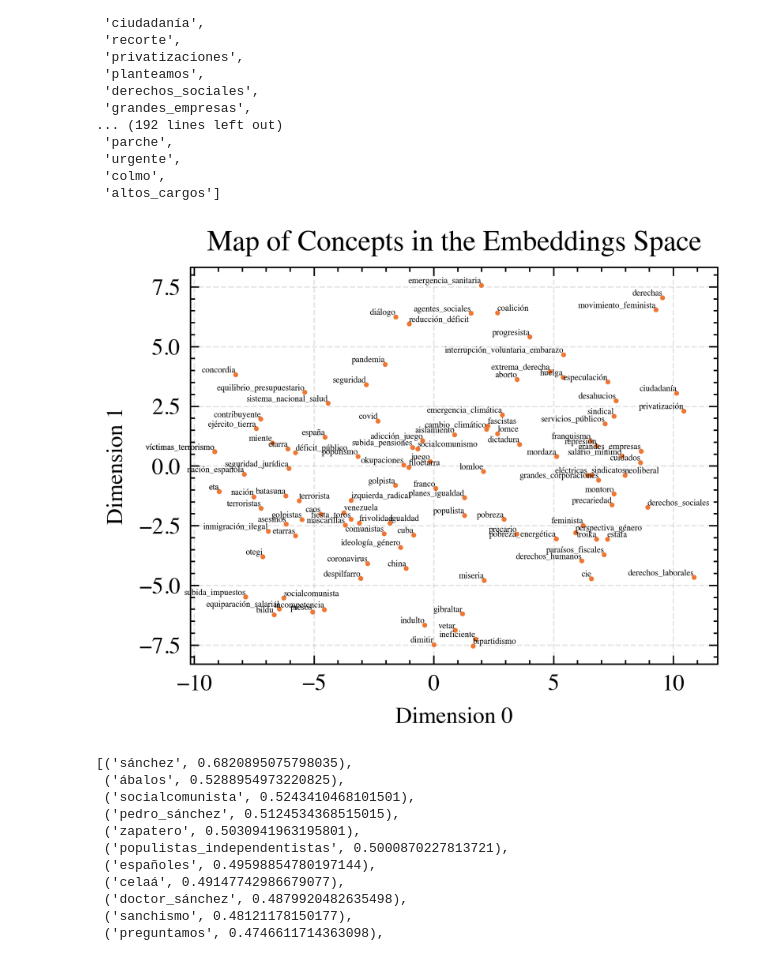
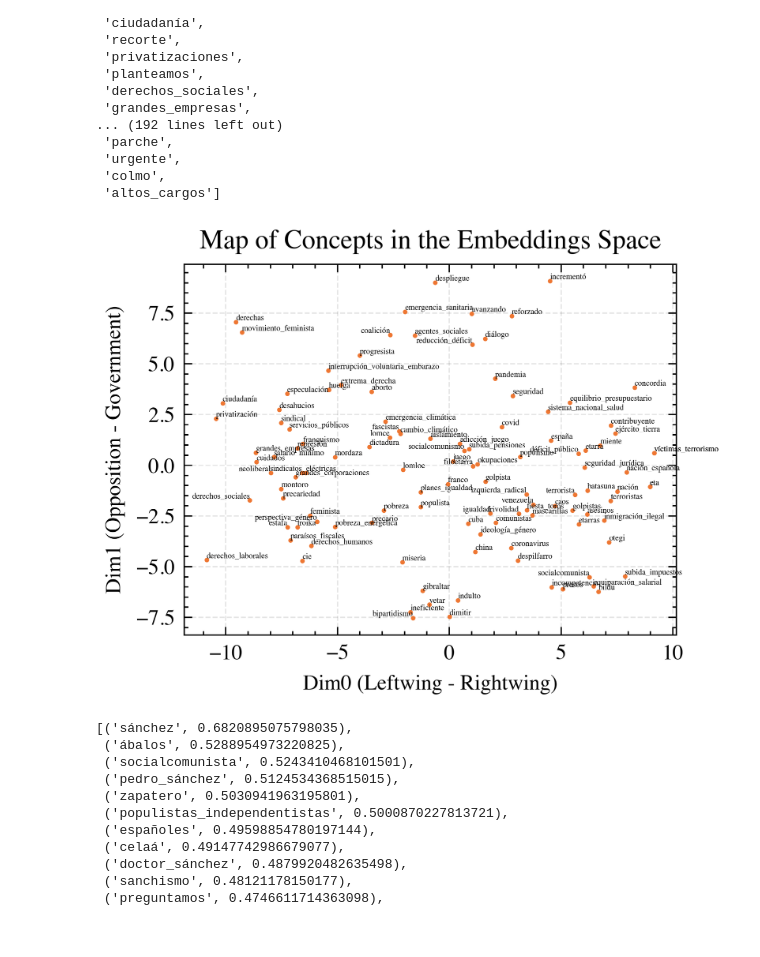
Before and after one commit to dibuja/polarisation-nlp, a Jupyter notebook: notebooks/ideological_polarisation.ipynb, the cells around one changed output. Drawn from its saved outputs; the diff is of its cells as text; code cells hidden in the pictures.

```diff
--- a/notebooks/ideological_polarisation.ipynb
+++ b/notebooks/ideological_polarisation.ipynb
@@ -228,25 +228,25 @@ def plot(reduced):
 
     #plt.figure(figsize=(12, 12))
     #plt.scatter(rp.dim0, rp.dim1, c=rp.col, marker=rp.marker)
-    for xp, yp, c, m in zip(rp.dim0*0.31, rp.dim1*0.31, rp.col, rp.marker):
+    for xp, yp, c, m in zip(rp.dim0*0.31*-1, rp.dim1*0.31, rp.col, rp.marker):
         plt.scatter(xp, yp, marker=m, c=c, s=5)
 
     # Change marker type depending on political party. Change marker size.
 
-    for label, x, y in zip(rp.speaker, rp.dim0*0.31, rp.dim1*0.31):
+    for label, x, y in zip(rp.speaker, rp.dim0*0.31*-1, rp.dim1*0.31):
         plt.annotate(
             label,
             xy=(x, y), xytext=(-1, 0),
-            textcoords='offset points', ha='right', va='bottom',
+            textcoords='offset points', ha='left', va='bottom',
             fontsize=4)
 
     plt.title('Representation of the 2D Embedding Space')
-    plt.xlabel('Dimension 0')
-    plt.ylabel('Dimension 1')
+    plt.xlabel('Dim0 (Leftwing - Rightwing)')
+    plt.ylabel('Dim1 (Opposition - Government)')
 
     plt.grid(alpha=.1)
 
-Z, dr = reduce_dimension(model=model0, method='pca')
+Z, dr = reduce_dimension(model=model, method='pca')
 reduced = get_color(Z)
 plot(reduced)
 # %% [output]
@@ -385,9 +385,9 @@ def reference_concepts(emb, pca):
                 'represión', 'feminista', 'paraísos_fiscales', 'pobreza', 'pobreza_energética', 'eta', 'víctimas_terrorismo', 'concordia', 'nación_española',
                 'asesinos', 'terroristas', 'terrorista', 'socialcomunista', 'socialcomunismo', 'filoetarra', 'fascistas', 'comunistas', 'eléctricas', 'incompetencia',
                 'otegi', 'etarras', 'eta', 'etarra', 'juego', 'adicción_juego', 'lomloe', 'lomce', 'populista', 'populismo', 'seguridad_jurídica', 'inmigración_ilegal',
-                'planes_igualdad', 'igualdad', 'mordaza', 'presos', 'mascarillas', 'covid', 'subida_pensiones', 'golpista', 'golpistas', 'estafa',
-                'interrupción_voluntaria_embarazo', 'aborto', 'izquierda_radical', 'españa', 'venezuela', 'cuba', 'coronavirus', 'aislamiento', 'pandemia',
-                'troika', 'batasuna', 'ineficiente', 'bildu', 'china', 'gibraltar', 'coalición', 'seguridad', 'neoliberal', 'déficit_público', 'miente',
+                'planes_igualdad', 'igualdad', 'mordaza', 'presos', 'mascarillas', 'covid', 'subida_pensiones', 'golpista', 'golpistas', 'estafa', 'despliegue', 'reforzado',
+                'interrupción_voluntaria_embarazo', 'aborto', 'izquierda_radical', 'españa', 'venezuela', 'cuba', 'coronavirus', 'aislamiento', 'pandemia', 'avanzando',
+                'troika', 'batasuna', 'ineficiente', 'bildu', 'china', 'gibraltar', 'coalición', 'seguridad', 'neoliberal', 'déficit_público', 'miente', 'incrementó',
                 'agentes_sociales', 'reducción_déficit', 'emergencia_sanitaria', 'dimitir', 'montoro', 'vetar', 'dictadura', 'víctimas_terrorismo', 'cie'] #, 'izquierda', 'sanidad_pública', , 'condiciones_laborales']
 
     M = np.zeros((len(concepts), 2))
@@ -395,38 +395,39 @@ def reference_concepts(emb, pca):
     for i, w in enumerate(concepts):
         M[i, :] = pca.transform(emb.wv[w].reshape(1, -1))
 
     words = pd.DataFrame({'word': concepts})
     words['x'] = M[:, 0]
     words['y'] = M[:, 1]
+    words['x'] = words['x'] * -1 # So that leftwing is on the left and vice-versa.
 
     return words
 
 def plot_w(w):
     plt.scatter(w.x, w.y, marker='.', s=2)
 
     label_list = ['coalición', 'reducción_déficit', 'socialcomunismo', 'filoetarra', 'derechos_sociales', 'lomce', 'fascistas', 'igualdad', 'izquierda_radical', 'socialcomunista',
                   'terrorista', 'déficit_público', 'estafa', 'perspectiva_género', 'bipartidismo', 'frivolidad', 'sindicatos', 'neoliberal', 'venezuela']
 
     for label, x, y in zip(w.word, w.x, w.y):
-        if label in label_list:
+        if label not in label_list:
             plt.annotate(label, xy=(x, y), xytext=(0, 0), fontsize=3,
                          textcoords='offset points', ha='left',
                          va='bottom')
         else:
             plt.annotate(label, xy=(x, y), xytext=(0, 0), fontsize=3,
                                   textcoords='offset points', ha='right',
                                   va='bottom')
 
     plt.title('Map of Concepts in the Embeddings Space', fontsize=10)
     plt.grid(alpha=.1)
-    plt.xlabel('Dimension 0')
-    plt.ylabel('Dimension 1')
+    plt.xlabel('Dim0 (Leftwing - Rightwing)')
+    plt.ylabel('Dim1 (Opposition - Government)')
     plt.show()
 
-words = reference_concepts(model0, dr)
+words = reference_concepts(model, dr)
 plot_w(words)
 # %% [output]
-[figure, old version]
+[figure, new version]
 # %%
 model0.wv.most_similar(model0['PP-14'], topn=20)
 # %% [output]
```
Also changed, not shown: parts of 4 cells of this notebook, 4 other files.
